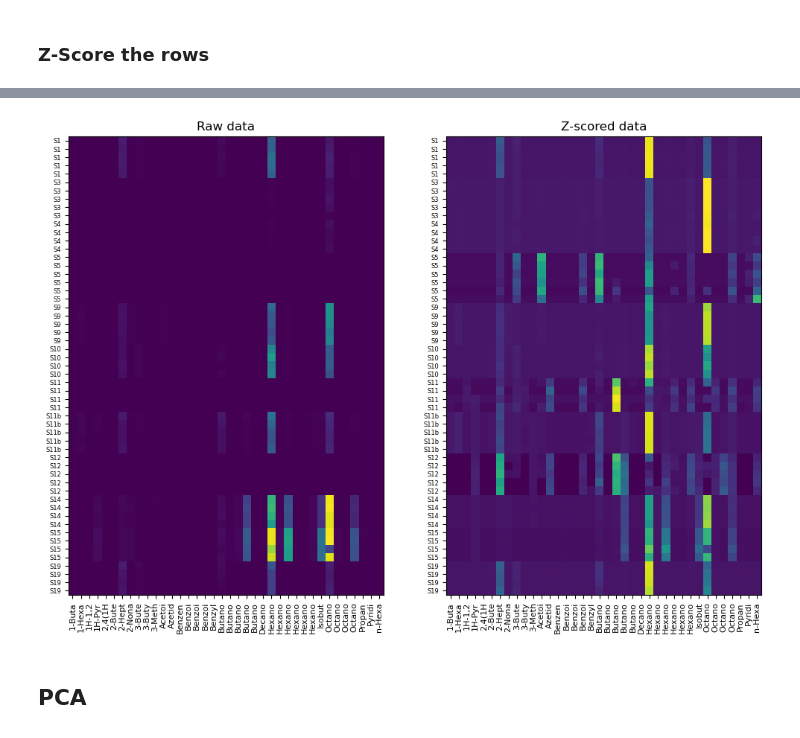
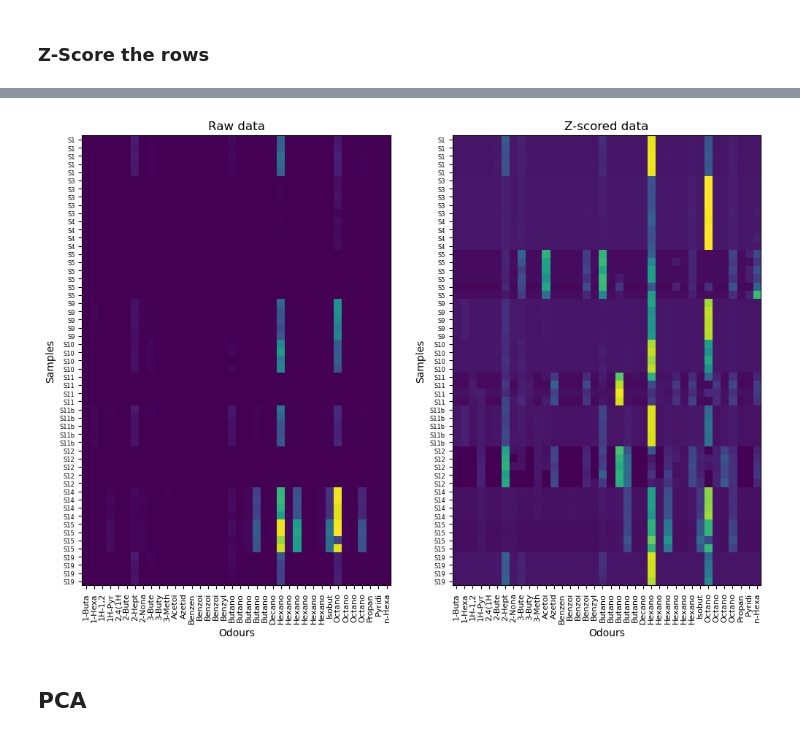
Before and after one commit to stootoon/lucia-natural-odour-stats, a Jupyter notebook: sechellia-demo.ipynb, the cells around one changed output, grey strips where cells are left out. Cells and saved outputs as stored; diff of their text form; code cells hidden in the pictures.

```diff
--- a/sechellia-demo.ipynb
+++ b/sechellia-demo.ipynb
@@ -88,17 +98,17 @@ tidy_z[odour_cols] = zscore(tidy[odour_cols].values, axis=1, nan_policy='omit')
 # %%
 fig, ax = subplots(nrows=1, ncols=2, figsize=(12,8))
-ax[0].matshow(tidy[odour_cols], aspect='auto', cmap='viridis'); ax[0].set_title("Raw data")
-ax[1].matshow(tidy_z[odour_cols], aspect='auto', cmap='viridis'); ax[1].set_title("Z-scored data")
+ax[0].matshow(tidy[odour_cols], aspect='auto', cmap='viridis'); ax[0].set_title("Raw data"); ax[0].set_xlabel("Odours"); ax[0].set_ylabel("Samples")
+ax[1].matshow(tidy_z[odour_cols], aspect='auto', cmap='viridis'); ax[1].set_title("Z-scored data"); ax[1].set_xlabel("Odours"); ax[1].set_ylabel("Samples")
 # put the odour ticks on the bottom and label them
 for ax_ in ax:
     ax_.set_xticks(range(len(odour_cols)))
     ax_.set_xticklabels([od[:6] for od in odour_cols], rotation=90, fontsize=8)
     # Put the x ticks on the bottom
     ax_.xaxis.set_ticks_position('bottom')
     ax_.set_yticks(range(len(tidy)))
     ax_.set_yticklabels(tidy['Sample'], fontsize=6)
 # %% [output]
-[figure, old version]
+[figure, new version]
 # %% [markdown]
 ## PCA
 # %%
```
Also changed, not shown: parts of 5 cells of this notebook.
